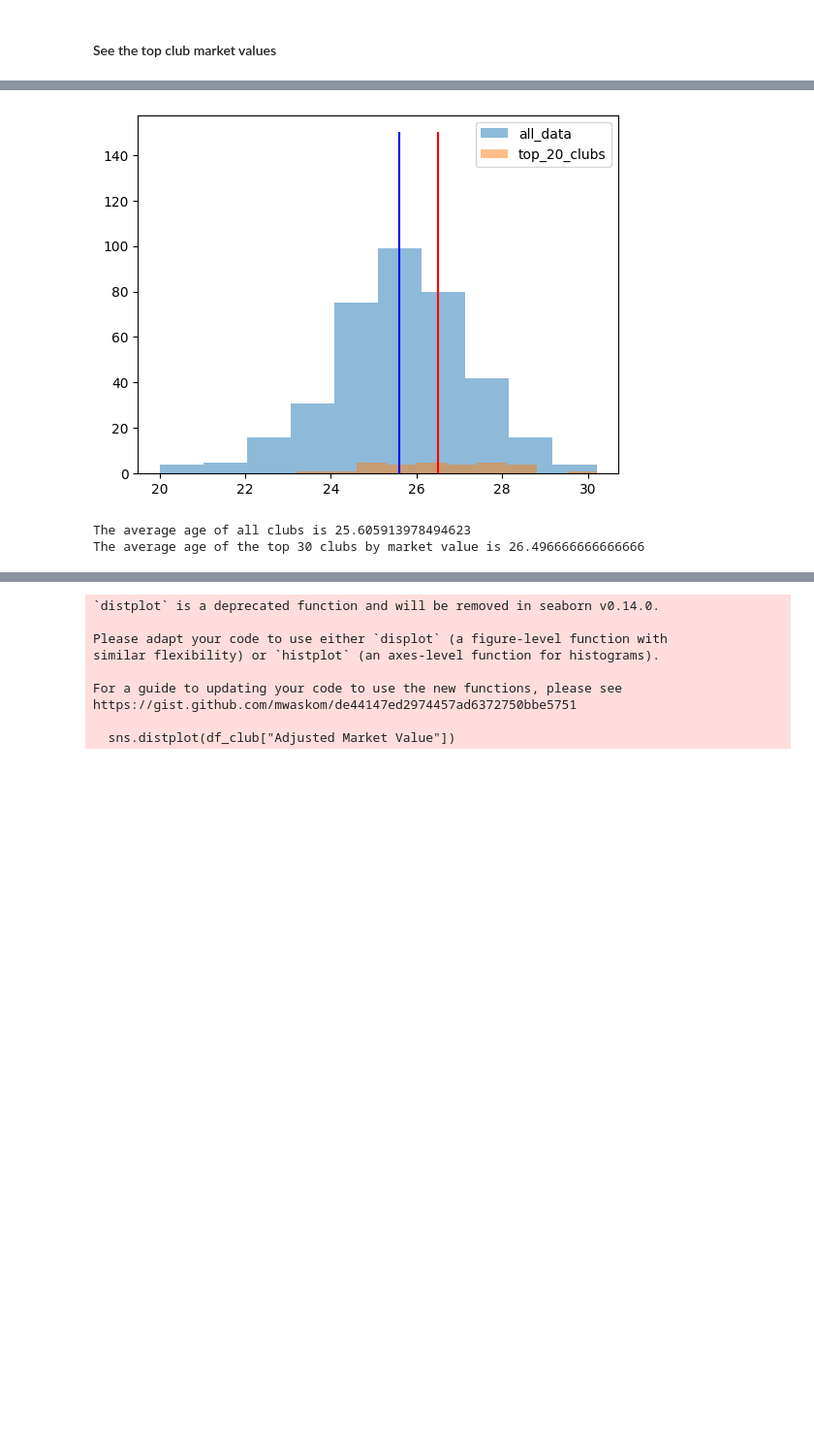
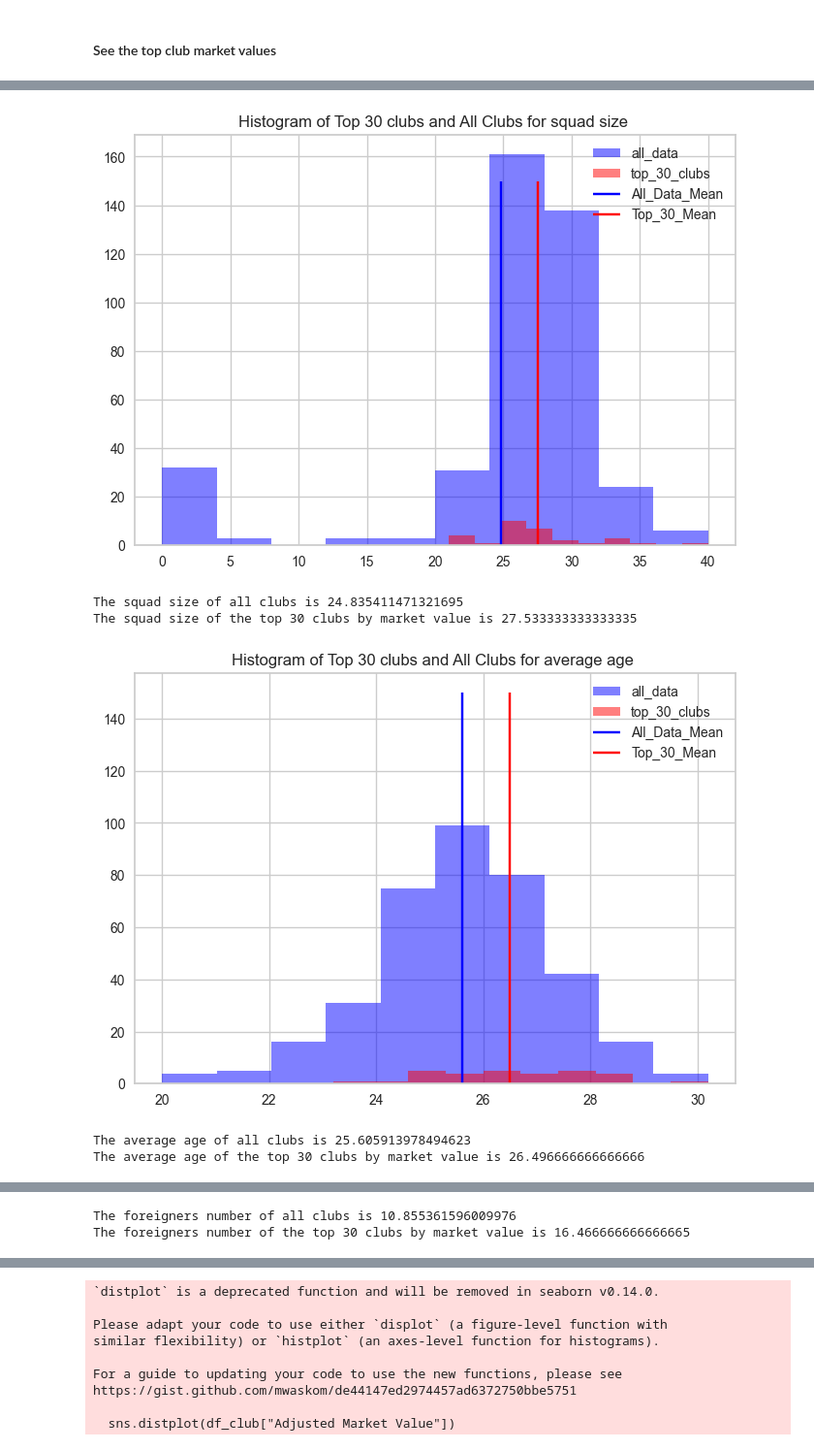
Before and after one commit to McGill-MMA-EnterpriseAnalytics/Football_Transfermarkt, a Jupyter notebook: Business_Analysis/EDA.ipynb, the cells around one changed output, grey strips where cells are left out. Shown at 97% size. Saved outputs shown, nothing was run; the diff lists cells and outputs as text; code cells hidden in the pictures; blank space fills up the shorter version.

```diff
--- a/Business_Analysis/EDA.ipynb
+++ b/Business_Analysis/EDA.ipynb
@@ -490,15 +264,0 @@ bar_club.set_xticklabels(bar_club.get_xticklabels(), rotation=90)
-# %%
-pyplot.hist(df_club["average_age"], alpha=0.5, label='all_data')
-pyplot.hist(df_club_sub["average_age"], alpha=0.5, label='top_20_clubs')
-pyplot.vlines(x=df_club["average_age"].mean(), ymin=0, ymax=150, colors="blue")
-pyplot.vlines(x=df_club_sub["average_age"].mean(), ymin=0, ymax=150, colors="red")
-pyplot.legend(loc='upper right')
-pyplot.show()
-# %% [output]
-[figure, removed]
-# %%
-print(f"The average age of all clubs is {df_club['average_age'].mean()}")
-print(f"The average age of the top 30 clubs by market value is {df_club_sub['average_age'].mean()}")
-# %% [output]
-The average age of all clubs is 25.605913978494623
-The average age of the top 30 clubs by market value is 26.496666666666666
@@ -506,0 +265,22 @@ sns.distplot(df_club["average_age"])
+# %%
+col_list = ['squad_size', 'average_age', 'foreigners_number', 'foreigners_percentage', 'national_team_players', 'national_team_players_percentage', 'stadium_seats']
+# %%
+# the top 30 clubs by market value have a much higher number of national team players and foreign born players
+
+for col in col_list:
+    plt.hist(df_club[col], alpha=0.5, color = "blue", label='all_data')
+    plt.hist(df_club_sub[col], alpha=0.5, color = "red", label='top_30_clubs')
+    plt.vlines(x=df_club[col].mean(), ymin=0, ymax=150, colors="blue", label="All_Data_Mean")
+    plt.vlines(x=df_club_sub[col].mean(), ymin=0, ymax=150, colors="red", label="Top_30_Mean")
+    plt.title(f"Histogram of Top 30 clubs and All Clubs for {' '.join(col.split('_'))} ")
+    plt.legend(loc='upper right')
+    plt.show()
+    print(f"The {' '.join(col.split('_'))} of all clubs is {df_club[col].mean()}")
+    print(f"The {' '.join(col.split('_'))} of the top 30 clubs by market value is {df_club_sub[col].mean()}")
+# %% [output]
+[figure, added]
+The squad size of all clubs is 24.835411471321695
+The squad size of the top 30 clubs by market value is 27.533333333333335
+[figure, added]
+The average age of all clubs is 25.605913978494623
+The average age of the top 30 clubs by market value is 26.496666666666666
@@ -506,0 +288,2 @@ sns.distplot(df_club["average_age"])
+The foreigners number of all clubs is 10.855361596009976
+The foreigners number of the top 30 clubs by market value is 16.466666666666665
```
Also changed, not shown: parts of 59 cells of this notebook.
